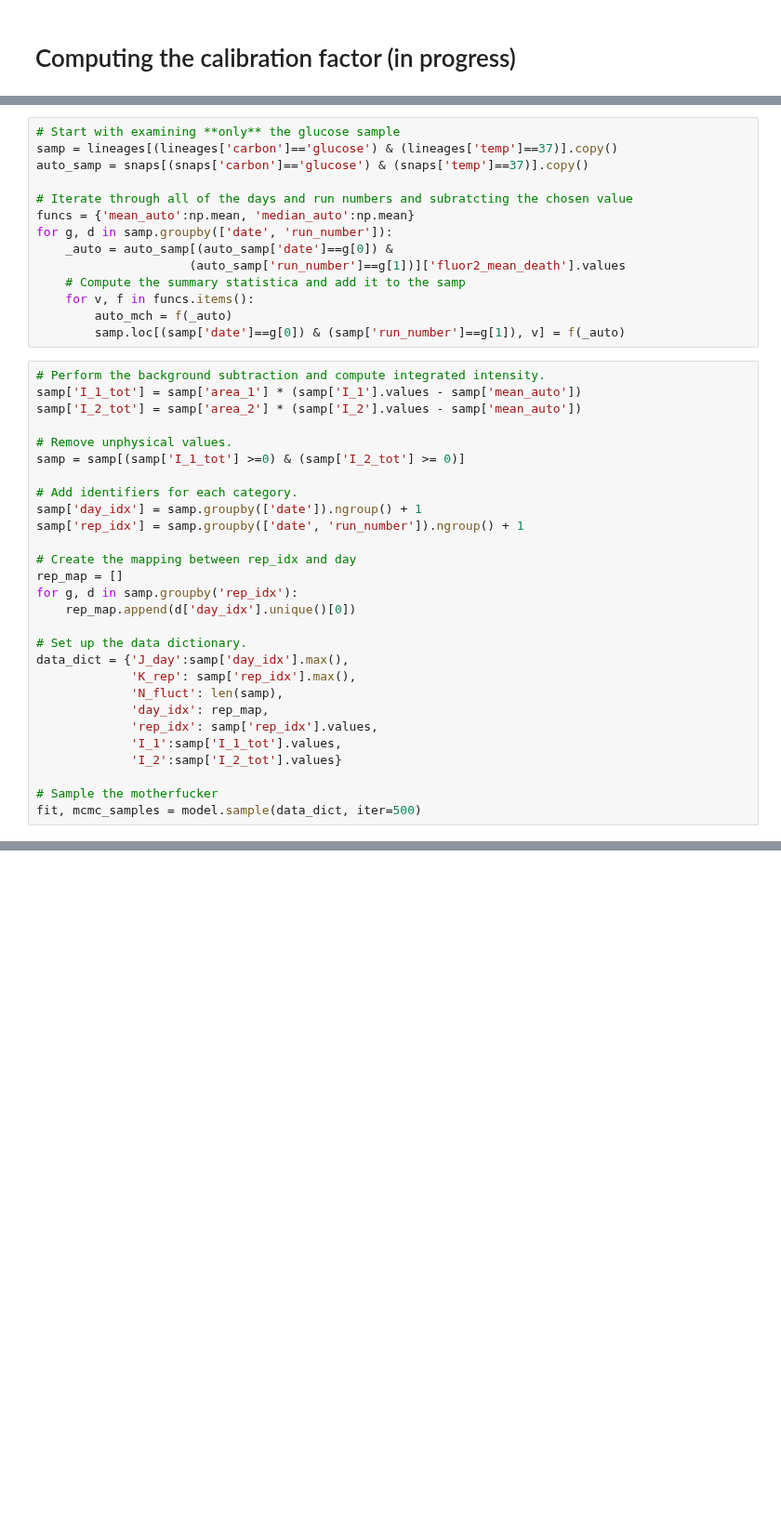
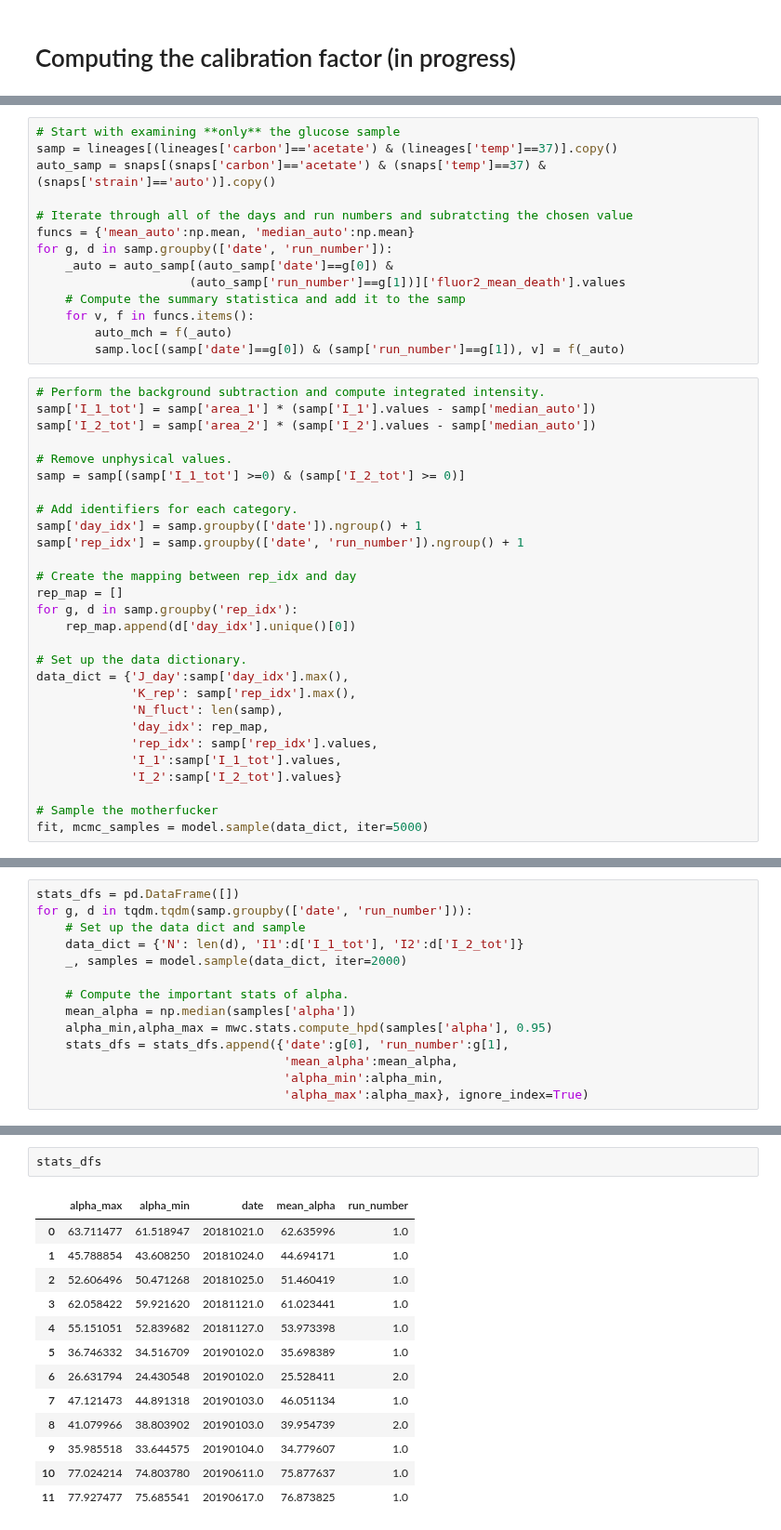
Before and after one commit to RPGroup-PBoC/mwc_growth, a Jupyter notebook: code/analysis/cal_factor_troubleshooting.ipynb, the cells around one changed output, grey strips where cells are left out. Shown at 93% size. Cells and saved outputs as stored; diff of their text form; blank space fills up the shorter version.

```diff
--- a/code/analysis/cal_factor_troubleshooting.ipynb
+++ b/code/analysis/cal_factor_troubleshooting.ipynb
@@ -50,8 +52,8 @@ INFO:pystan:COMPILING THE C++ CODE FOR MODEL anon_model_85f803e00ef3604cc4b523f8
 finished!
 # %%
 # Start with examining **only** the glucose sample
-samp = lineages[(lineages['carbon']=='glucose') & (lineages['temp']==37)].copy()
-auto_samp = snaps[(snaps['carbon']=='glucose') & (snaps['temp']==37)].copy()
+samp = lineages[(lineages['carbon']=='acetate') & (lineages['temp']==37)].copy()
+auto_samp = snaps[(snaps['carbon']=='acetate') & (snaps['temp']==37) & (snaps['strain']=='auto')].copy()
 
 # Iterate through all of the days and run numbers and subratcting the chosen value
 funcs = {'mean_auto':np.mean, 'median_auto':np.mean}
@@ -64,8 +66,8 @@ for g, d in samp.groupby(['date', 'run_number']):
         samp.loc[(samp['date']==g[0]) & (samp['run_number']==g[1]), v] = f(_auto)
 # %%
 # Perform the background subtraction and compute integrated intensity.
-samp['I_1_tot'] = samp['area_1'] * (samp['I_1'].values - samp['mean_auto'])
-samp['I_2_tot'] = samp['area_2'] * (samp['I_2'].values - samp['mean_auto'])
+samp['I_1_tot'] = samp['area_1'] * (samp['I_1'].values - samp['median_auto'])
+samp['I_2_tot'] = samp['area_2'] * (samp['I_2'].values - samp['median_auto'])
 
 # Remove unphysical values.
 samp = samp[(samp['I_1_tot'] >=0) & (samp['I_2_tot'] >= 0)]
@@ -89,6 +91,6 @@ data_dict = {'J_day':samp['day_idx'].max(),
              'I_2':samp['I_2_tot'].values}
 
 # Sample the motherfucker
-fit, mcmc_samples = model.sample(data_dict, iter=500)
+fit, mcmc_samples = model.sample(data_dict, iter=5000)
 # %% [output]
 Beginning sampling...
@@ -130,3 +114,17 @@ Samples were drawn using NUTS at Mon Jul 22 23:35:22 2019.
 For each parameter, n_eff is a crude measure of effective sample size,
 and Rhat is the potential scale reduction factor on split chains (at
 convergence, Rhat=1).
+# %%
+stats_dfs = pd.DataFrame([])
+for g, d in tqdm.tqdm(samp.groupby(['date', 'run_number'])):
+    # Set up the data dict and sample
+    data_dict = {'N': len(d), 'I1':d['I_1_tot'], 'I2':d['I_2_tot']}
+    _, samples = model.sample(data_dict, iter=2000)
+
+    # Compute the important stats of alpha.
+    mean_alpha = np.median(samples['alpha'])
+    alpha_min,alpha_max = mwc.stats.compute_hpd(samples['alpha'], 0.95)
+    stats_dfs = stats_dfs.append({'date':g[0], 'run_number':g[1],
+                                  'mean_alpha':mean_alpha,
+                                  'alpha_min':alpha_min,
+                                  'alpha_max':alpha_max}, ignore_index=True)
@@ -132,0 +156,16 @@ convergence, Rhat=1).
+# %%
+stats_dfs
+# %% [output]
+|  | alpha_max | alpha_min | date | mean_alpha | run_number |
+| 0 | 63.711477 | 61.518947 | 20181021.0 | 62.635996 | 1.0 |
+| 1 | 45.788854 | 43.608250 | 20181024.0 | 44.694171 | 1.0 |
+| 2 | 52.606496 | 50.471268 | 20181025.0 | 51.460419 | 1.0 |
+| 3 | 62.058422 | 59.921620 | 20181121.0 | 61.023441 | 1.0 |
+| 4 | 55.151051 | 52.839682 | 20181127.0 | 53.973398 | 1.0 |
+| 5 | 36.746332 | 34.516709 | 20190102.0 | 35.698389 | 1.0 |
+| 6 | 26.631794 | 24.430548 | 20190102.0 | 25.528411 | 2.0 |
+| 7 | 47.121473 | 44.891318 | 20190103.0 | 46.051134 | 1.0 |
+| 8 | 41.079966 | 38.803902 | 20190103.0 | 39.954739 | 2.0 |
+| 9 | 35.985518 | 33.644575 | 20190104.0 | 34.779607 | 1.0 |
+| 10 | 77.024214 | 74.803780 | 20190611.0 | 75.877637 | 1.0 |
+| 11 | 77.927477 | 75.685541 | 20190617.0 | 76.873825 | 1.0 |
```
Also changed, not shown: parts of 5 cells of this notebook, 3 other files.
